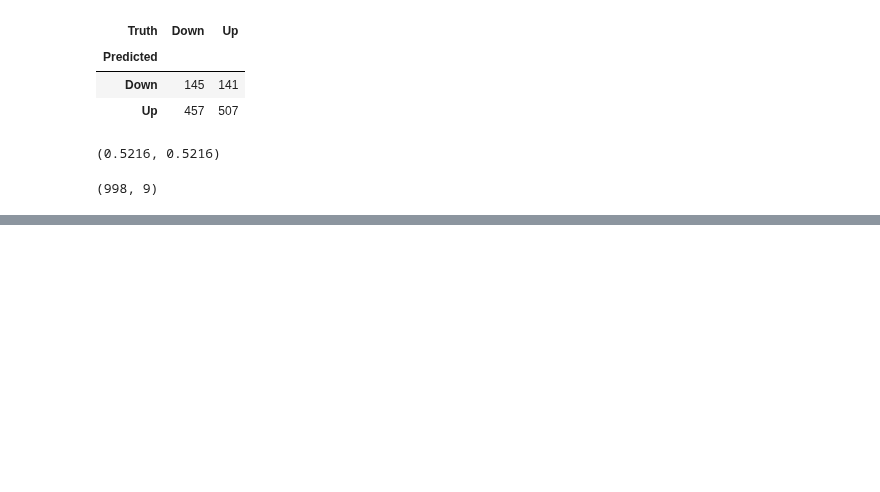
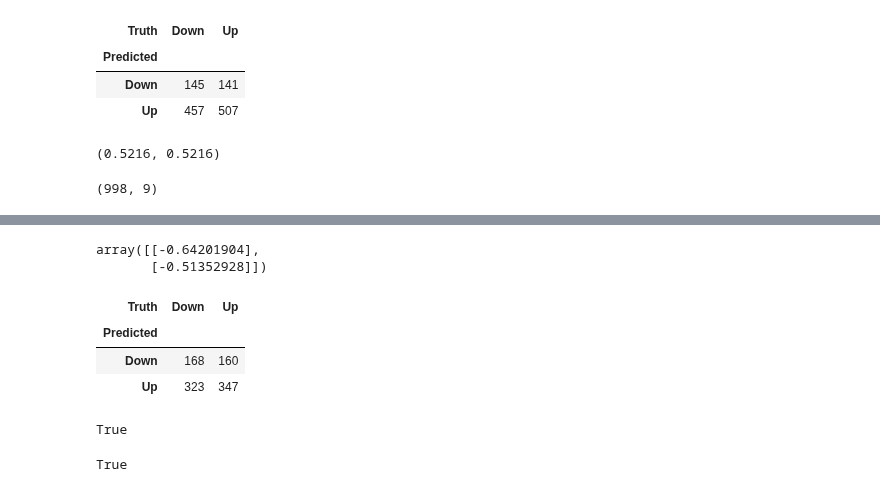
Before and after one commit to zozoking101/An-Introduction-to-Statistical-Learning-with-Applications-in-Python, a Jupyter notebook: 4_Classification/Chapter_4.ipynb, the cells around one changed output, grey strips where cells are left out. Cells and saved outputs as stored; diff of their text form; code cells hidden in the pictures; blank space fills up the shorter version.

```diff
--- a/4_Classification/Chapter_4.ipynb
+++ b/4_Classification/Chapter_4.ipynb
@@ -1758,0 +1816,2 @@ Smarket_test.shape
+# %%
+lda = LDA(store_covariance=True)
@@ -1758,0 +1837,28 @@ Smarket_test.shape
+# %%
+lda.scalings_
+# %% [output]
+array([[-0.64201904],
+       [-0.51352928]])
+# %%
+lda_pred = lda.predict(X_test)
+# %%
+confusion_table(lda_pred, L_test)
+# %% [output]
+| Truth | Down | Up |
+| Predicted |  |  |
+| Down | 168 | 160 |
+| Up | 323 | 347 |
+# %%
+lda_prob = lda.predict_proba(X_test)
+np.all(
+    np.where(lda_prob[:,1] >= 0.5, 'Up','Down') == lda_pred
+    )
+# %% [output]
+True
+# %%
+np.all(
+    [lda.classes_[i] for i in np.argmax(lda_prob, 1)] ==
+    lda_pred
+    )
+# %% [output]
+True
```
Also changed, not shown: parts of 12 cells of this notebook.
